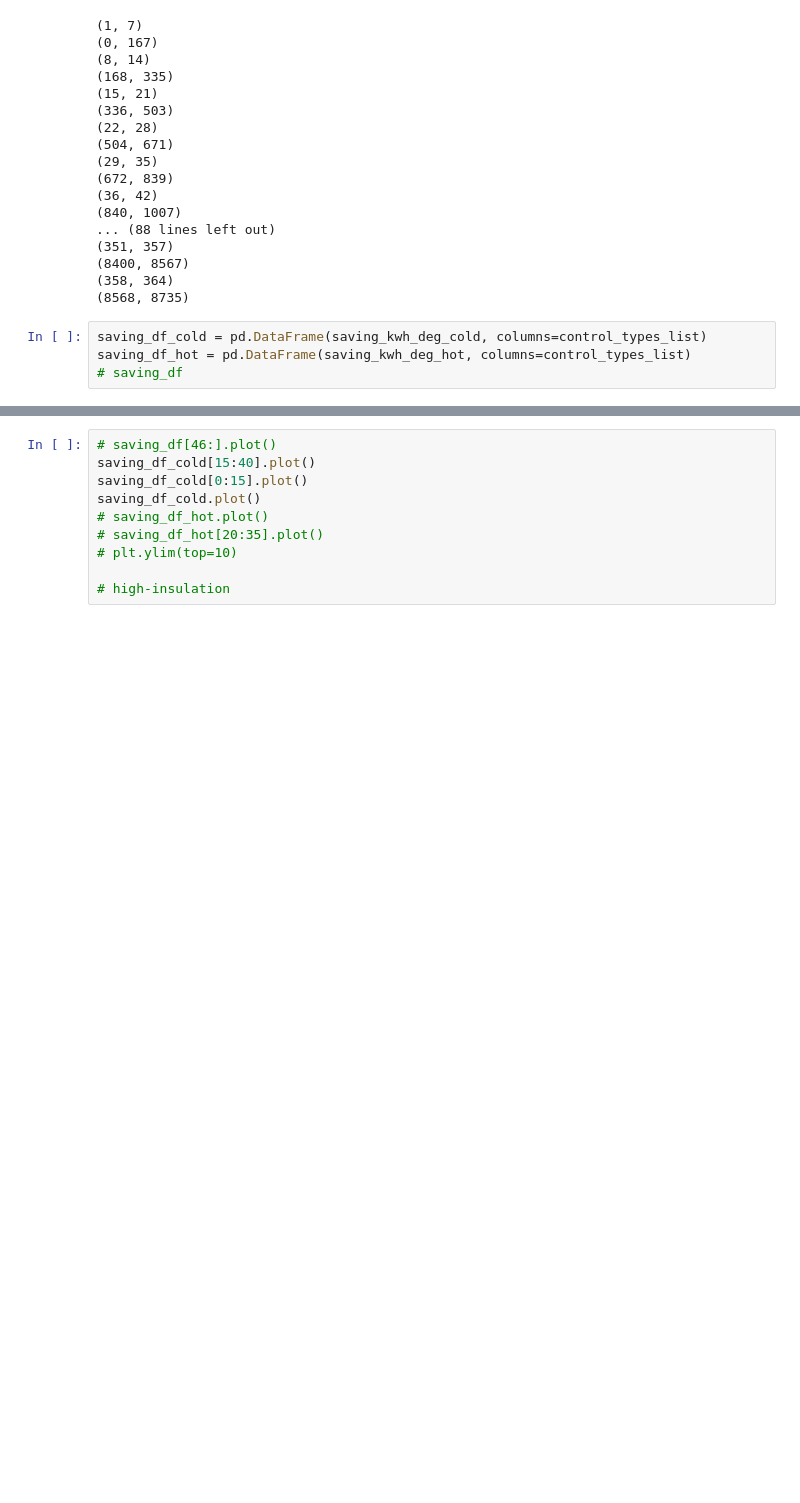
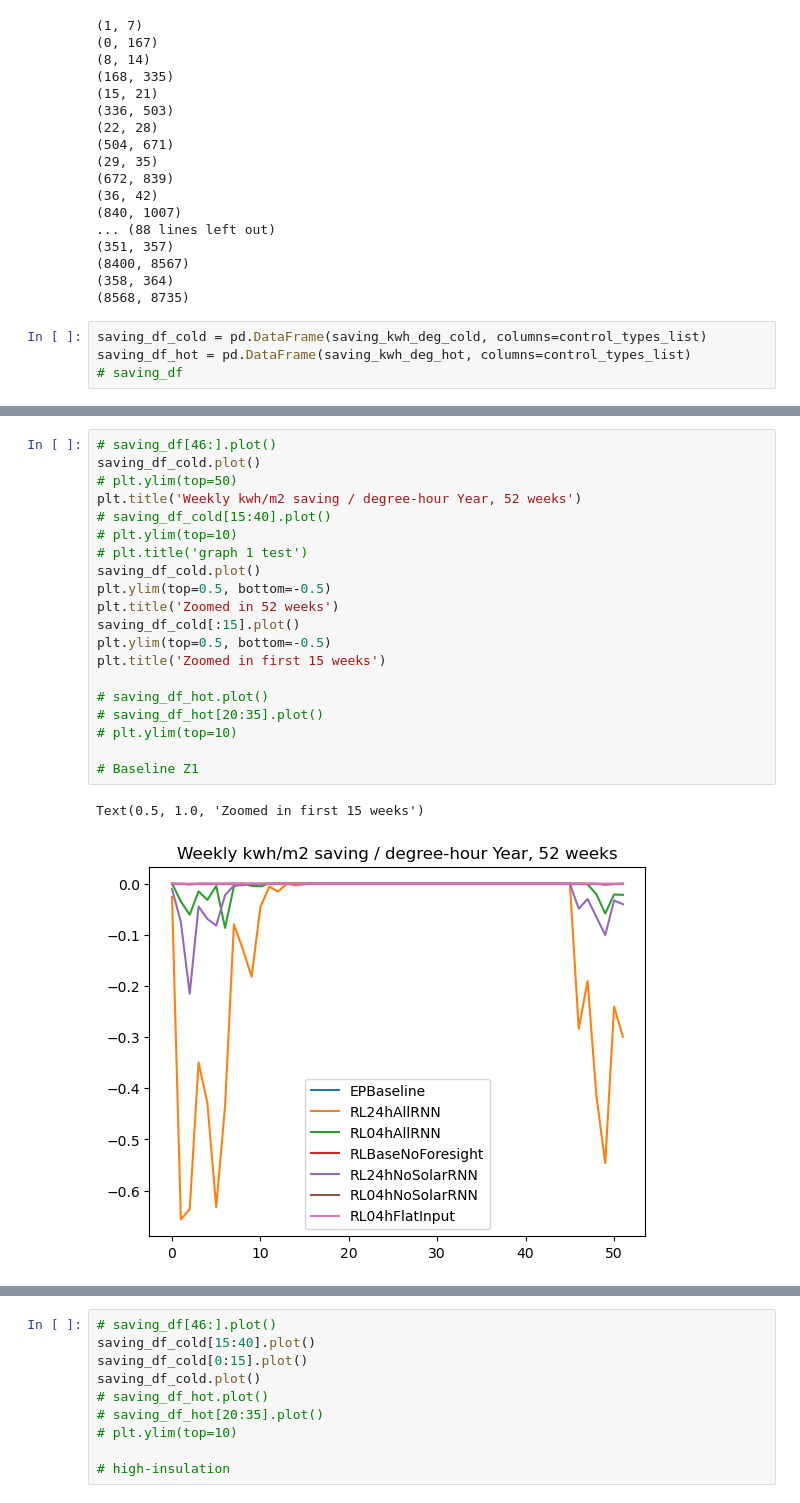
Before and after one commit to Lundkjaer/ClimAIte, a Jupyter notebook: EMS_work/post_pro_kwh_deg.ipynb, the cells around one changed output, grey strips where cells are left out. Drawn from its saved outputs; the diff is of its cells as text; blank space fills up the shorter version.

Commit message:
final commit with latests graphs and analysis in post_pro_com

```diff
--- a/EMS_work/post_pro_kwh_deg.ipynb
+++ b/EMS_work/post_pro_kwh_deg.ipynb
@@ -211,0 +273,23 @@ saving_df_hot = pd.DataFrame(saving_kwh_deg_hot, columns=control_types_list)
+# %%
+# saving_df[46:].plot()
+saving_df_cold.plot()
+# plt.ylim(top=50)
+plt.title('Weekly kwh/m2 saving / degree-hour Year, 52 weeks')
+# saving_df_cold[15:40].plot()
+# plt.ylim(top=10)
+# plt.title('graph 1 test')
+saving_df_cold.plot()
+plt.ylim(top=0.5, bottom=-0.5)
+plt.title('Zoomed in 52 weeks')
+saving_df_cold[:15].plot()
+plt.ylim(top=0.5, bottom=-0.5)
+plt.title('Zoomed in first 15 weeks')
+
+# saving_df_hot.plot()
+# saving_df_hot[20:35].plot()
+# plt.ylim(top=10)
+
+# Baseline Z1
+# %% [output]
+Text(0.5, 1.0, 'Zoomed in first 15 weeks')
+[figure, added]
```
Also changed, not shown: parts of 6 cells of this notebook, 1 other file.
